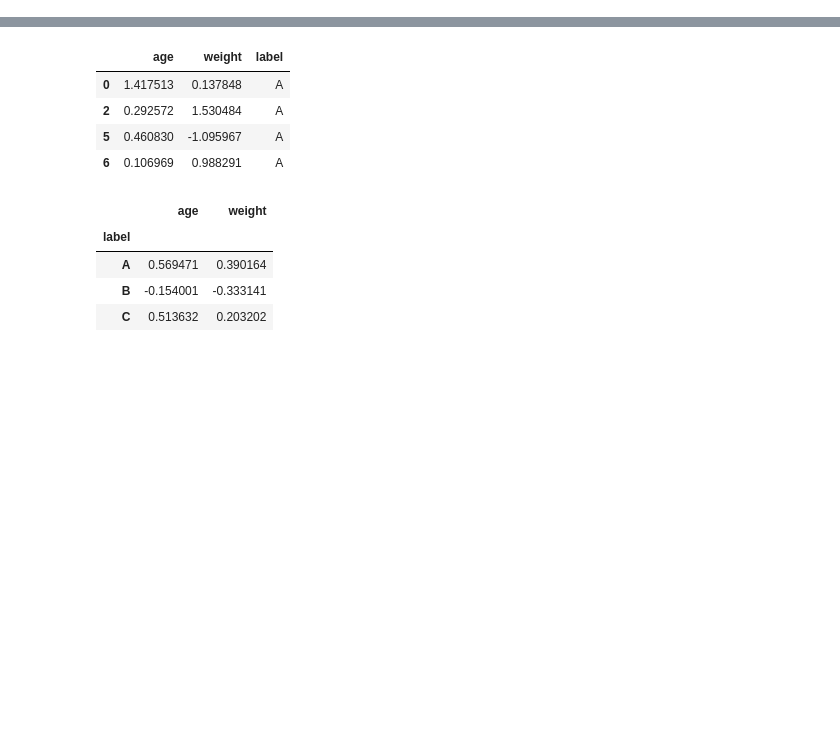
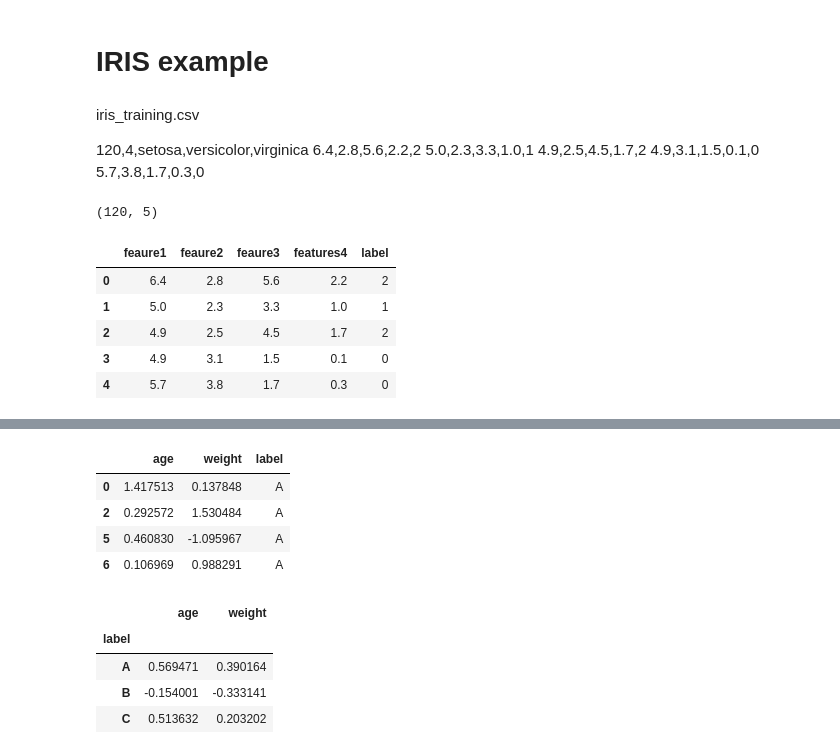
Before and after one commit to hccho2/hccho2FirstGitProject, a Jupyter notebook: pandas_test.ipynb, the cells around one changed output, grey strips where cells are left out. Drawn from its saved outputs; the diff is of its cells as text; code cells hidden in the pictures; blank space fills up the shorter version.

```diff
--- a/pandas_test.ipynb
+++ b/pandas_test.ipynb
@@ -3,3 +3,27 @@ import pandas as pd
 import numpy as np
 import matplotlib.pyplot as plt
 import seaborn as sns
+# %% [markdown]
+# IRIS example
+# %% [markdown]
+iris_training.csv
+
+120,4,setosa,versicolor,virginica
+6.4,2.8,5.6,2.2,2
+5.0,2.3,3.3,1.0,1
+4.9,2.5,4.5,1.7,2
+4.9,3.1,1.5,0.1,0
+5.7,3.8,1.7,0.3,0
+# %%
+csv_filenamme = r"D:\hccho\CommonDataset\iris\iris_training.csv"
+data = pd.read_csv(csv_filenamme,header=None,skiprows=1,names=['feaure1','feaure2','feaure3','features4','label'])
+print(data.shape)
+data.head(5)
+# %% [output]
+(120, 5)
+|  | feaure1 | feaure2 | feaure3 | features4 | label |
+| 0 | 6.4 | 2.8 | 5.6 | 2.2 | 2 |
+| 1 | 5.0 | 2.3 | 3.3 | 1.0 | 1 |
+| 2 | 4.9 | 2.5 | 4.5 | 1.7 | 2 |
+| 3 | 4.9 | 3.1 | 1.5 | 0.1 | 0 |
+| 4 | 5.7 | 3.8 | 1.7 | 0.3 | 0 |
```
Also changed, not shown: parts of 3 cells of this notebook, 1 other file.
